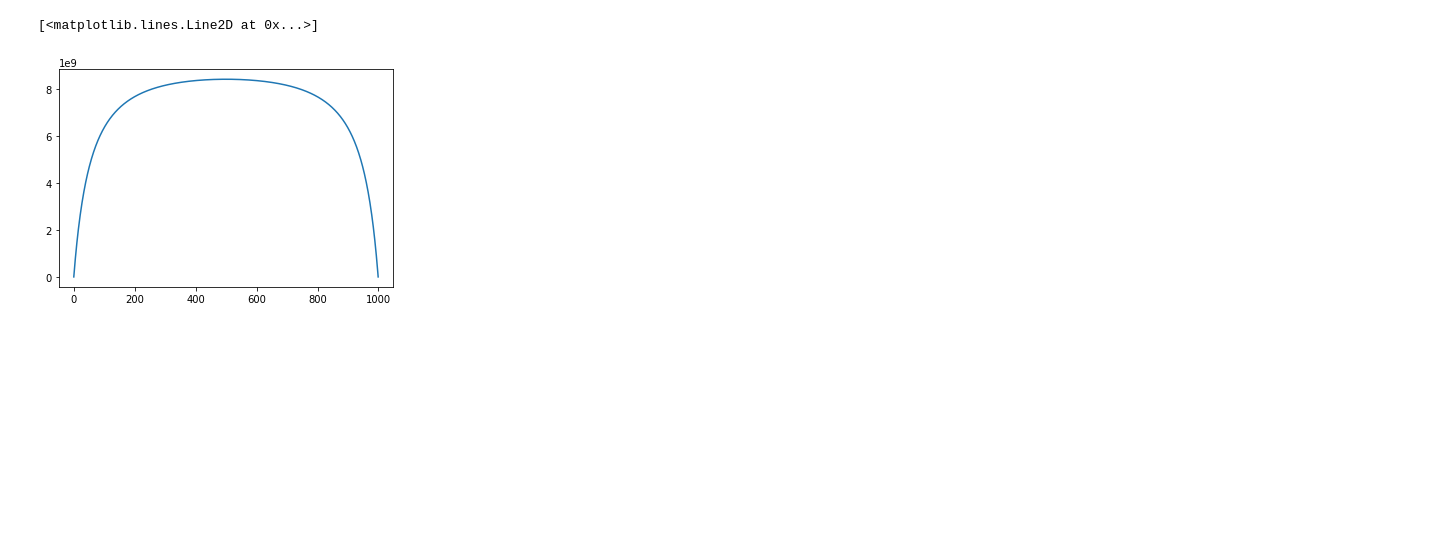
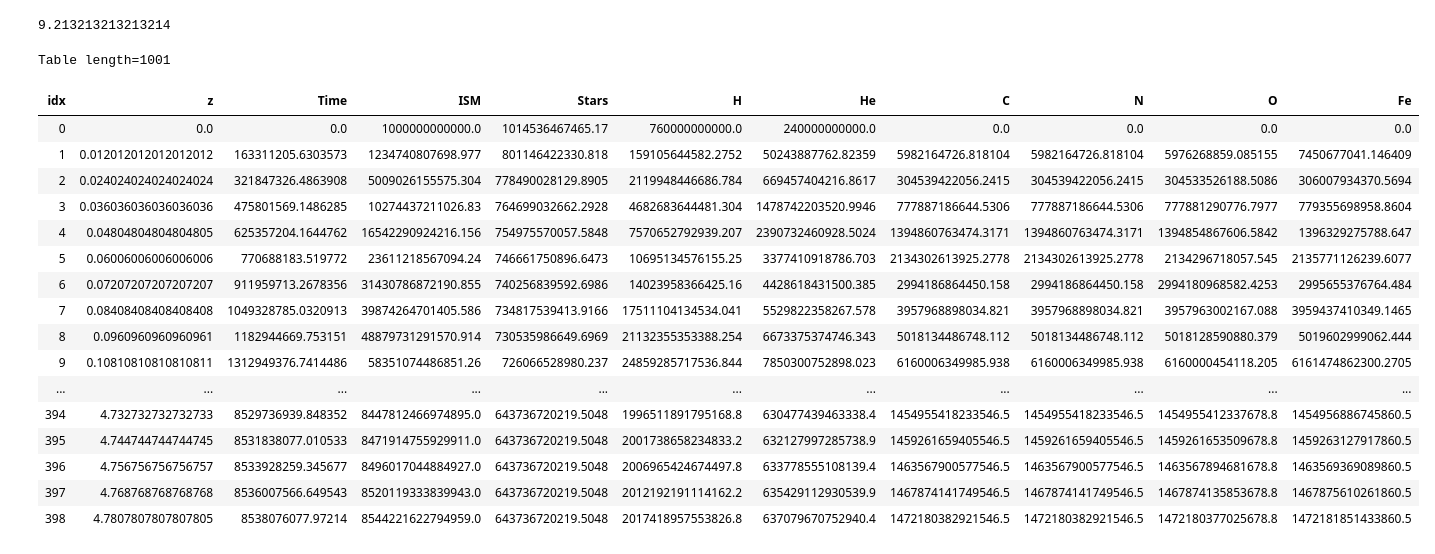
Before and after one commit to KKamp2015/Astro2Project, a Jupyter notebook: Checking.ipynb, the cells around one changed output. Drawn from its saved outputs; the diff is of its cells as text; code cells hidden in the pictures; blank space fills up the shorter version.

```diff
--- a/Checking.ipynb
+++ b/Checking.ipynb
@@ -94,5 +94,26 @@ Time=np.abs(Time1-max(Time1))[::-1]
-# %%
-plt.plot(Time1-Time)
-# %% [output]
-[<matplotlib.lines.Line2D at 0x...>]
-[figure, removed]
+# %%
+Z[Time==t][0]
+# %% [output]
+9.213213213213214
+# %%
+DATA=ascii.read('OutputBigSB.csv')
+DATA.show_in_notebook()
+# %% [output]
+Table length=1001
+| idx | z | Time | ISM | Stars | H | He | C | N | O | Fe |
+| 0 | 0.0 | 0.0 | 1000000000000.0 | 1014536467465.17 | 760000000000.0 | 240000000000.0 | 0.0 | 0.0 | 0.0 | 0.0 |
+| 1 | 0.012012012012012012 | 163311205.6303573 | 1234740807698.977 | 801146422330.818 | 159105644582.2752 | 50243887762.82359 | 5982164726.818104 | 5982164726.818104 | 5976268859.085155 | 7450677041.146409 |
+| 2 | 0.024024024024024024 | 321847326.4863908 | 5009026155575.304 | 778490028129.8905 | 2119948446686.784 | 669457404216.8617 | 304539422056.2415 | 304539422056.2415 | 304533526188.5086 | 306007934370.5694 |
+| 3 | 0.036036036036036036 | 475801569.1486285 | 10274437211026.83 | 764699032662.2928 | 4682683644481.304 | 1478742203520.9946 | 777887186644.5306 | 777887186644.5306 | 777881290776.7977 | 779355698958.8604 |
+| 4 | 0.04804804804804805 | 625357204.1644762 | 16542290924216.156 | 754975570057.5848 | 7570652792939.207 | 2390732460928.5024 | 1394860763474.3171 | 1394860763474.3171 | 1394854867606.5842 | 1396329275788.647 |
+| 5 | 0.06006006006006006 | 770688183.519772 | 23611218567094.24 | 746661750896.6473 | 10695134576155.25 | 3377410918786.703 | 2134302613925.2778 | 2134302613925.2778 | 2134296718057.545 | 2135771126239.6077 |
+| 6 | 0.07207207207207207 | 911959713.2678356 | 31430786872190.855 | 740256839592.6986 | 14023958366425.16 | 4428618431500.385 | 2994186864450.158 | 2994186864450.158 | 2994180968582.4253 | 2995655376764.484 |
+| 7 | 0.08408408408408408 | 1049328785.0320913 | 39874264701405.586 | 734817539413.9166 | 17511104134534.041 | 5529822358267.578 | 3957968898034.821 | 3957968898034.821 | 3957963002167.088 | 3959437410349.1465 |
+| 8 | 0.0960960960960961 | 1182944669.753151 | 48879731291570.914 | 730535986649.6969 | 21132355353388.254 | 6673375374746.343 | 5018134486748.112 | 5018134486748.112 | 5018128590880.379 | 5019602999062.444 |
+| 9 | 0.10810810810810811 | 1312949376.7414486 | 58351074486851.26 | 726066528980.237 | 24859285717536.844 | 7850300752898.023 | 6160006349985.938 | 6160006349985.938 | 6160000454118.205 | 6161474862300.2705 |
+| ... | ... | ... | ... | ... | ... | ... | ... | ... | ... | ... |
+| 394 | 4.732732732732733 | 8529736939.848352 | 8447812466974895.0 | 643736720219.5048 | 1996511891795168.8 | 630477439463338.4 | 1454955418233546.5 | 1454955418233546.5 | 1454955412337678.8 | 1454956886745860.5 |
+| 395 | 4.744744744744745 | 8531838077.010533 | 8471914755929911.0 | 643736720219.5048 | 2001738658234833.2 | 632127997285738.9 | 1459261659405546.5 | 1459261659405546.5 | 1459261653509678.8 | 1459263127917860.5 |
+| 396 | 4.756756756756757 | 8533928259.345677 | 8496017044884927.0 | 643736720219.5048 | 2006965424674497.8 | 633778555108139.4 | 1463567900577546.5 | 1463567900577546.5 | 1463567894681678.8 | 1463569369089860.5 |
+| 397 | 4.768768768768768 | 8536007566.649543 | 8520119333839943.0 | 643736720219.5048 | 2012192191114162.2 | 635429112930539.9 | 1467874141749546.5 | 1467874141749546.5 | 1467874135853678.8 | 1467875610261860.5 |
+| 398 | 4.7807807807807805 | 8538076077.97214 | 8544221622794959.0 | 643736720219.5048 | 2017418957553826.8 | 637079670752940.4 | 1472180382921546.5 | 1472180382921546.5 | 1472180377025678.8 | 1472181851433860.5 |
```
Also changed, not shown: parts of 4 cells of this notebook, 1 other file.
